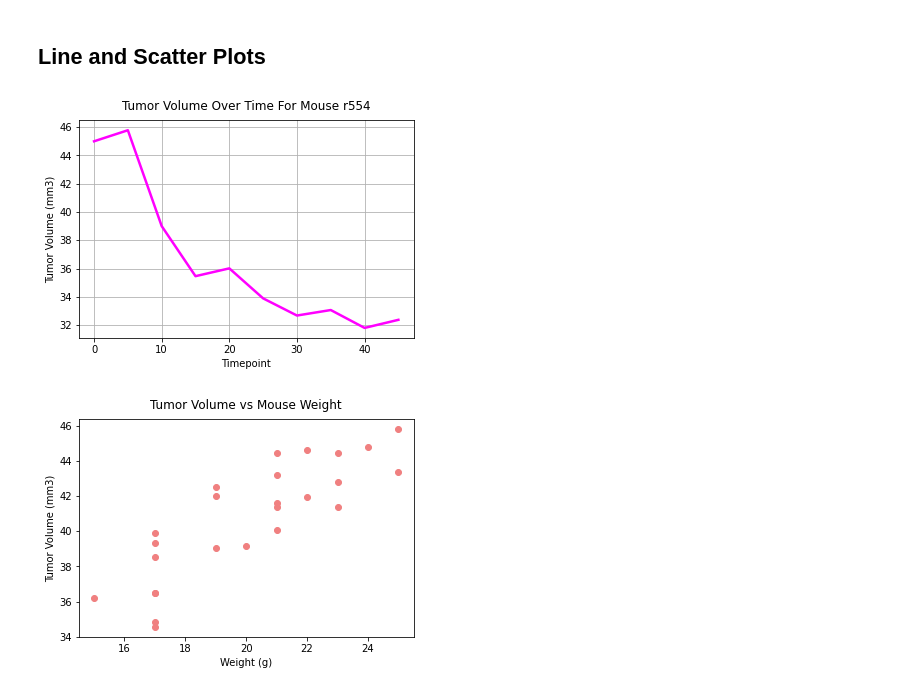
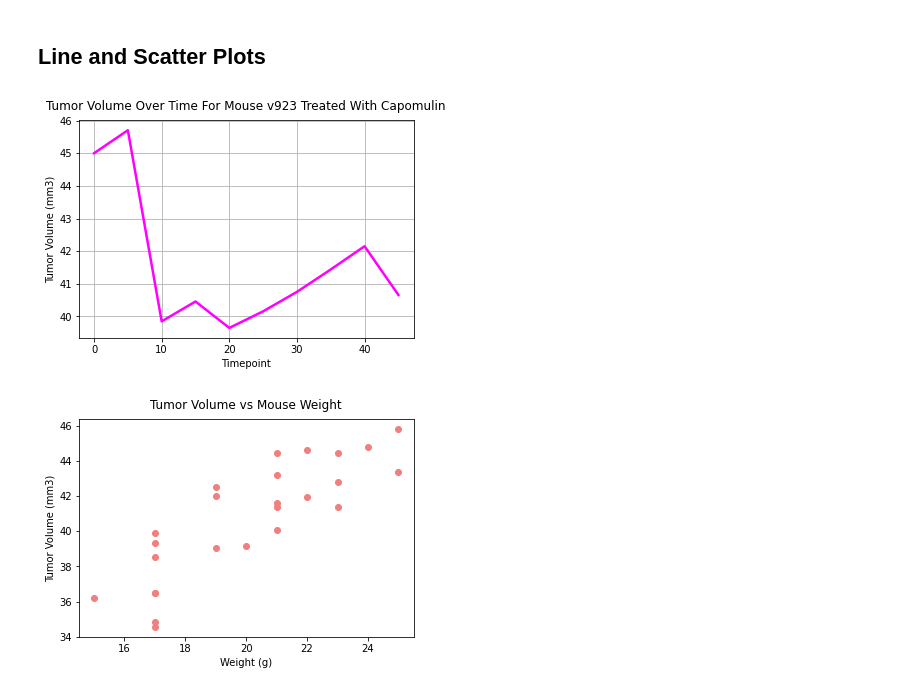
Before and after one commit to verocastillo/matplotlib-challenge, a Jupyter notebook: pymaceuticals_challenge.ipynb, the cells around one changed output. Saved outputs shown, nothing was run; the diff lists cells and outputs as text; code cells hidden in the pictures.

```diff
--- a/pymaceuticals_challenge.ipynb
+++ b/pymaceuticals_challenge.ipynb
@@ -338,18 +344,18 @@ plt.show()
 # %%
 # Generate a line plot of tumor volume vs. time point for a mouse treated with Capomulin
 filtercap = ['Ramicane', 'Infubinol','Ceftamin']
 getidscap = quart_merge.drop(index=filtercap)
 getidscap = getidscap['Mouse ID'].to_list()
 capchoice = rd.choice(getidscap)
 getdata_cap = final_df[final_df['Mouse ID'] == capchoice]
 getdata_cap = getdata_cap[['Timepoint','Tumor Volume (mm3)']]
 getdata_cap.set_index('Timepoint')['Tumor Volume (mm3)'].plot(linewidth=2.5, color='magenta',grid=True)
 plt.xlabel("Timepoint")
 plt.ylabel("Tumor Volume (mm3)")
-plt.title(f'Tumor Volume Over Time For Mouse {capchoice}', y=1.02)
+plt.title(f'Tumor Volume Over Time For Mouse {capchoice} Treated With Capomulin', y=1.02)
 plt.show()
 # %% [output]
-[figure, old version]
+[figure, new version]
 # %%
 # Generate a scatter plot of average tumor volume vs. mouse weight for the Capomulin regimen
 scatterdf = final_df[['Mouse ID','Drug Regimen','Weight (g)','Tumor Volume (mm3)']]
```
Also changed, not shown: parts of 3 cells of this notebook, 1 other file.
